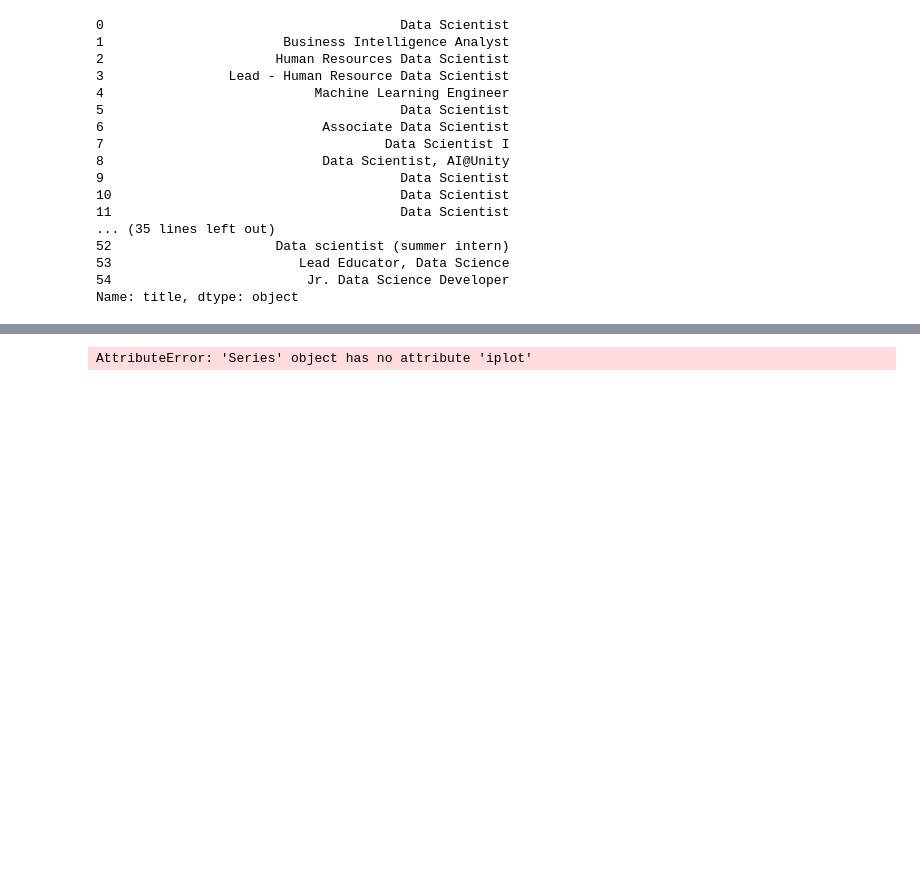
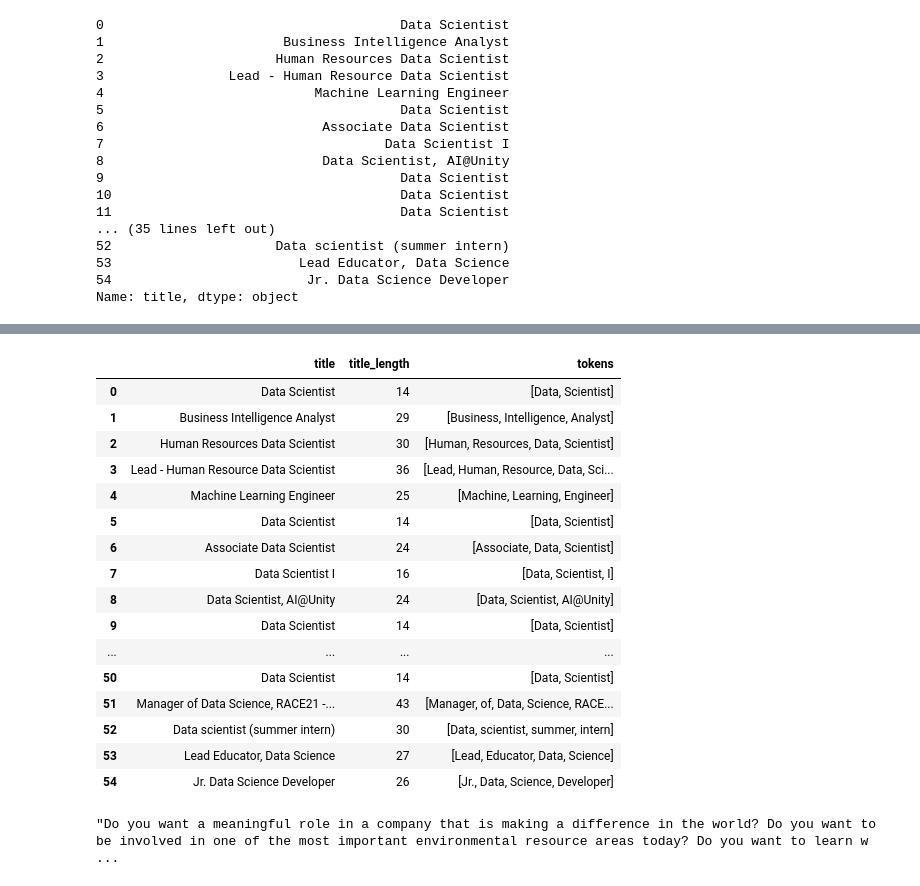
Before and after one commit to nguyen-cao/job-cruncher, a Jupyter notebook: job-eda.ipynb, the cells around one changed output, grey strips where cells are left out. Saved outputs shown, nothing was run; the diff lists cells and outputs as text; code cells hidden in the pictures; blank space fills up the shorter version.

Commit message:
update data onet

```diff
--- a/job-eda.ipynb
+++ b/job-eda.ipynb
@@ -97,12 +86,32 @@ title_df.head()
 # %%
 title_df['title_length'] = title_df.apply(lambda row: len(row['title']), axis=1)
-# %%
-title_df['title_length'].iplot(
-    kind='hist',
-    bins=100,
-    xTitle='review length',
-    linecolor='black',
-    yTitle='count',
-    title='Review Text Length Distribution')
-# %% [output]
-AttributeError: 'Series' object has no attribute 'iplot'
+# %%
+import spacy
+
+nlp = spacy.load('en_core_web_sm')
+# %%
+title_df['tokens'] = title_df.apply(lambda row: [token for token in nlp(row['title']) if not token.is_punct], axis=1)
+# %%
+title_df.head(50)
+# %% [output]
+|  | title | title_length | tokens |
+| 0 | Data Scientist | 14 | [Data, Scientist] |
+| 1 | Business Intelligence Analyst | 29 | [Business, Intelligence, Analyst] |
+| 2 | Human Resources Data Scientist | 30 | [Human, Resources, Data, Scientist] |
+| 3 | Lead - Human Resource Data Scientist | 36 | [Lead, Human, Resource, Data, Sci... |
+| 4 | Machine Learning Engineer | 25 | [Machine, Learning, Engineer] |
+| 5 | Data Scientist | 14 | [Data, Scientist] |
+| 6 | Associate Data Scientist | 24 | [Associate, Data, Scientist] |
+| 7 | Data Scientist I | 16 | [Data, Scientist, I] |
+| 8 | Data Scientist, AI@Unity | 24 | [Data, Scientist, AI@Unity] |
+| 9 | Data Scientist | 14 | [Data, Scientist] |
+| ... | ... | ... | ... |
+| 50 | Data Scientist | 14 | [Data, Scientist] |
+| 51 | Manager of Data Science, RACE21 -... | 43 | [Manager, of, Data, Science, RACE... |
+| 52 | Data scientist (summer intern) | 30 | [Data, scientist, summer, intern] |
+| 53 | Lead Educator, Data Science | 27 | [Lead, Educator, Data, Science] |
+| 54 | Jr. Data Science Developer | 26 | [Jr., Data, Science, Developer] |
+# %%
+job_df.iloc[0]['description']
+# %% [output]
+"Do you want a meaningful role in a company that is making a difference in the world? Do you want to be involved in one of the most important environmental resource areas today? Do you want to learn w ...
```
Also changed, not shown: parts of 9 cells of this notebook, 16 other files.
